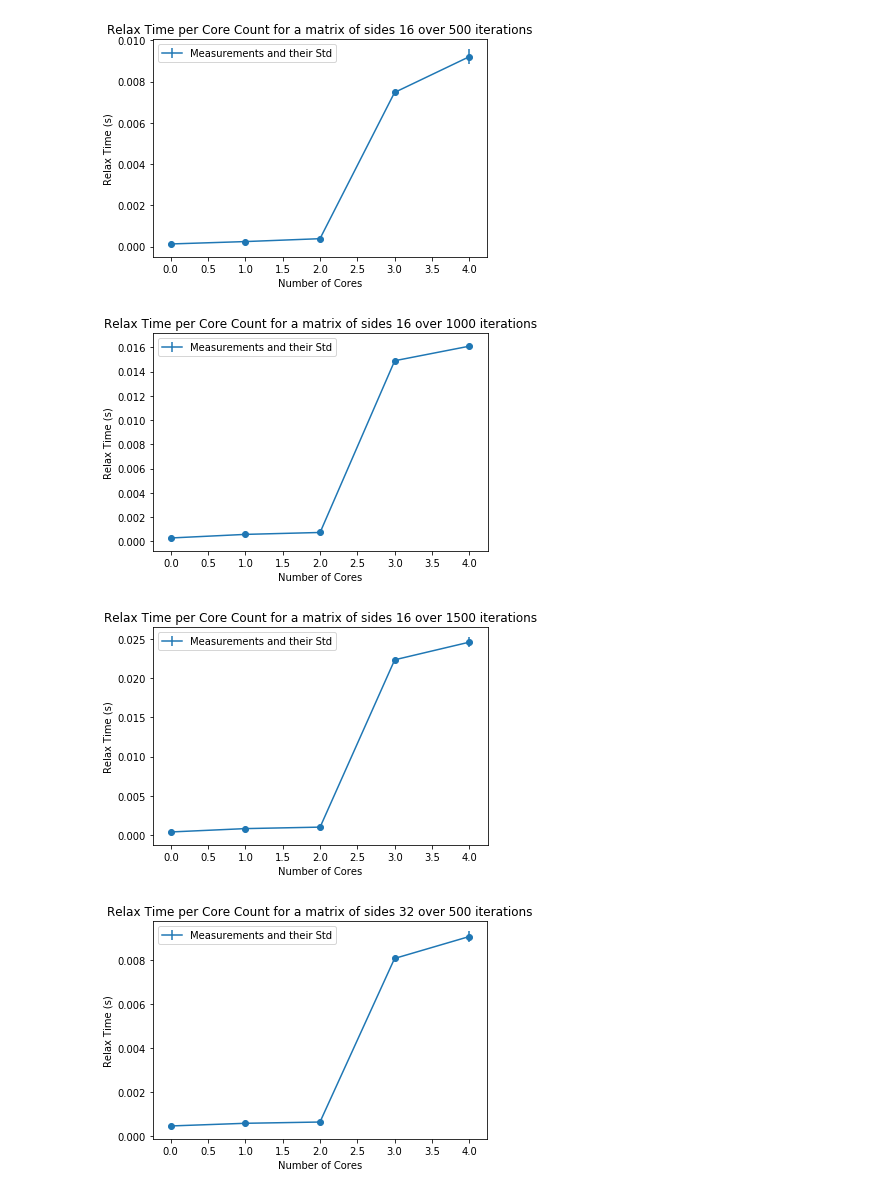
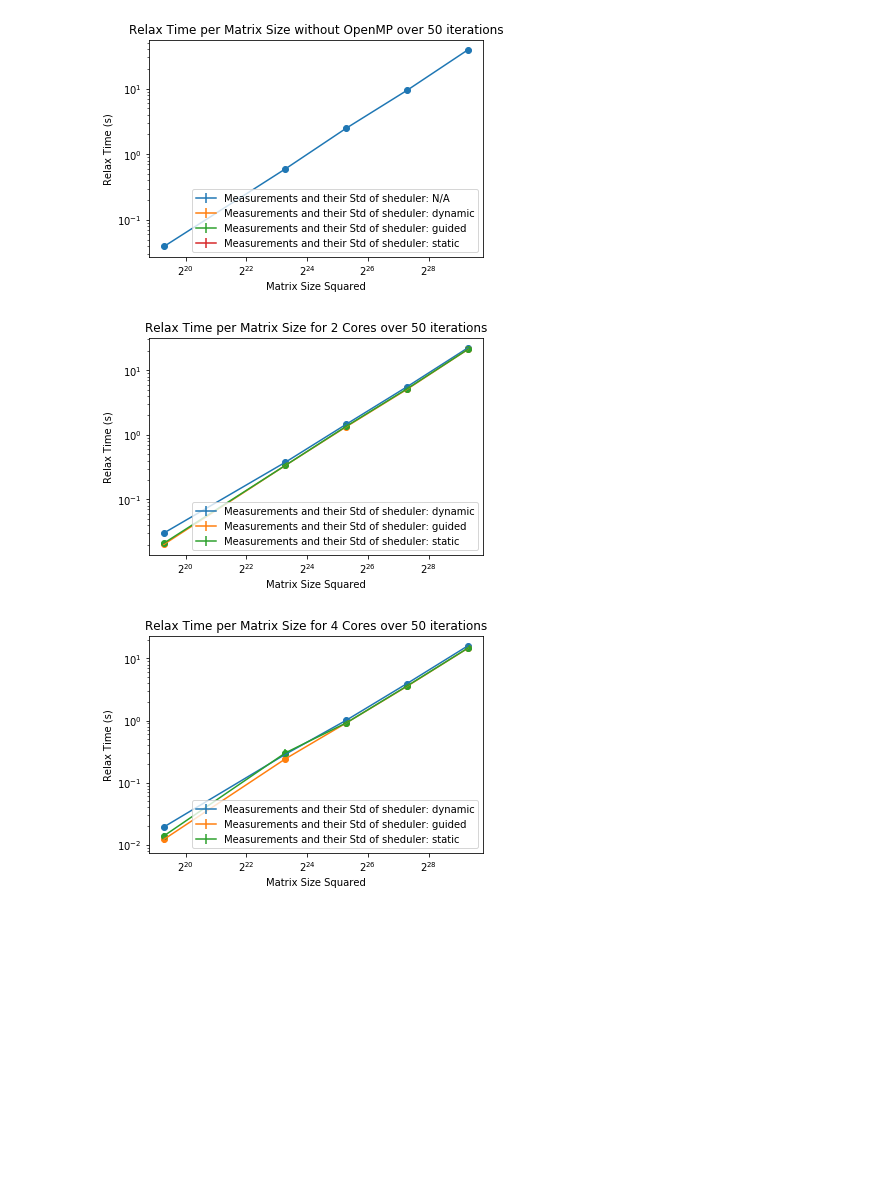
Before and after one commit to rowanG077/parallel-computing, a Jupyter notebook: assignment1/graphs.ipynb, the cells around one changed output. Cells and saved outputs as stored; diff of their text form; code cells hidden in the pictures; blank space fills up the shorter version.

```diff
--- a/assignment1/graphs.ipynb
+++ b/assignment1/graphs.ipynb
@@ -52,9 +50,11 @@ def generateGraphs(datapoints, graphName):
                 data0 = data[data['numCores'] == core_count]
                 data0 = data0[data0['iterations'] == it]
                 data0 = data0.sort_values('matrixSize')
-
-                plt.errorbar(data0['matrixSize']**2, data0['averageRelaxTime'], yerr = data0['stdRelaxTime'], label = 'Measurements and their Std')
-                plt.scatter(data0['matrixSize']**2, data0['averageRelaxTime'])
+                for i in data.sched.unique():
+                    if (core_count == 0 and i == 'N/A') or i != 'N/A':
+                        data1 = data0[data['sched'] == i]
+                        plt.errorbar(data1['matrixSize']**2, data1['averageRelaxTime'], yerr = data1['stdRelaxTime'], label = f'Measurements and their Std of sheduler: {i}')
+                        plt.scatter(data1['matrixSize']**2, data1['averageRelaxTime'])
                 plt.xlabel('Matrix Size Squared')
                 plt.ylabel('Relax Time (s)')
                 if core_count > 1:
@@ -77,35 +77,34 @@ def generateGraphs(datapoints, graphName):
 
                 plt.errorbar(data0['numCores'], data0['averageRelaxTime'], yerr = data0['stdRelaxTime'], label = 'Measurements and their Std')
                 plt.scatter(data0['numCores'], data0['averageRelaxTime'])
                 plt.xlabel('Number of Cores')
                 plt.ylabel('Relax Time (s)')
                 plt.title(f'Relax Time per Core Count for a matrix of sides {(mat_size):.0f} over {it:.0f} iterations')
                 plt.legend()
     elif graphName == 'GFLOPs':
         for core_count in [1, 4]:
             for it in data.iterations.unique():
                 plt.figure()
                 data0 = data[data['numCores'] == core_count]
                 data0 = data0[data0['iterations'] == it]
                 data0 = data0.sort_values('matrixSize')
 
                 plt.errorbar(data0['matrixSize']**2, data0['averageGFLOP/s'], yerr = data0['stdGFLOP/s'], label = 'Measurements and their Std')
                 plt.scatter(data0['matrixSize']**2, data0['averageGFLOP/s'])
                 plt.xlabel('Matrix Size Squared')
                 plt.ylabel('GFLOP/s')
                 plt.title(f'GFLOP/s per Matrix Size without OpenMP over {it:.0f} iterations')
                 plt.xscale('log', basex=2)
                 plt.yscale('log')
                 plt.legend()
     else:
         print('Unknown graph name')
 
     return data
 
-data = generateGraphs(datapoints, 'numCores')
+data = generateGraphs(datapoints, 'matrixSize')
 #data.head()
 # %% [output]
-[figure, old version]
+[figure, new version]
-[figure, old version]
+[figure, new version]
-[figure, old version]
+[figure, new version]
-[figure, removed]
```
Also changed, not shown: parts of 7 cells of this notebook, 1 other file.
